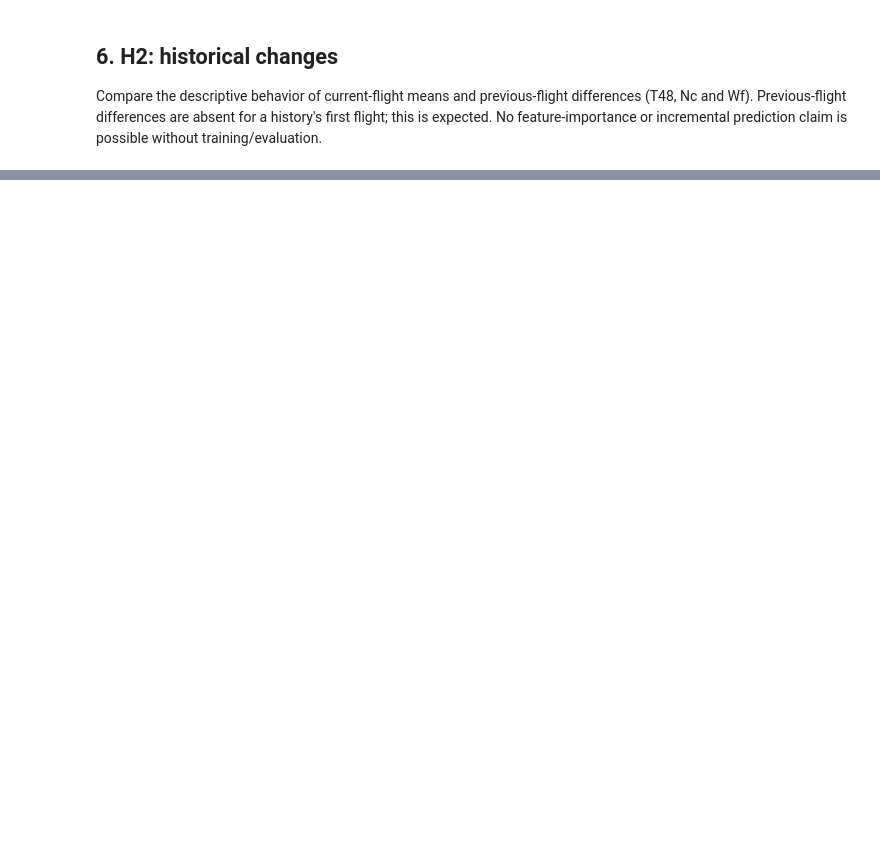
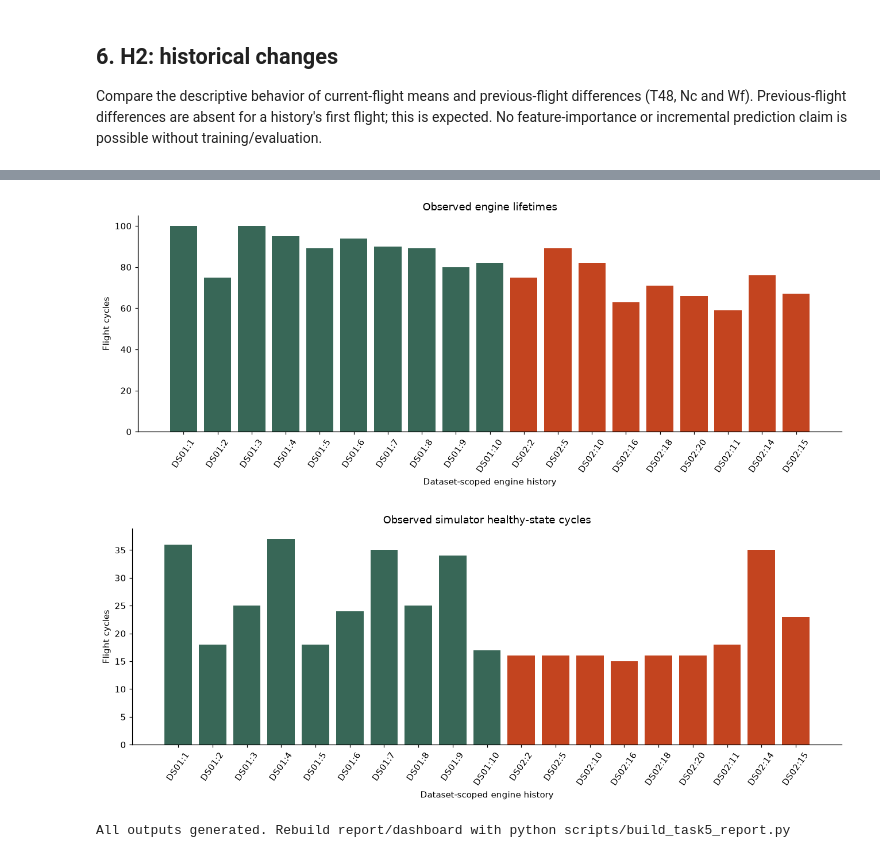
Before and after one commit to Cukowski/GR05-Predictive-Maintenance, a Jupyter notebook: notebooks/03-descriptive-analysis.ipynb, the cells around one changed output, grey strips where cells are left out. Cells and saved outputs as stored; diff of their text form; code cells hidden in the pictures; blank space fills up the shorter version.

```diff
--- a/notebooks/03-descriptive-analysis.ipynb
+++ b/notebooks/03-descriptive-analysis.ipynb
@@ -148,0 +242,19 @@ Record evidence for H1 sensor–RUL associations, H2 historical signal changes,
+# %%
+engine_table=pd.read_csv(root/'reports/results/engines.csv')
+for column,title,filename in [('cycles','Observed engine lifetimes','engine_lifetimes'),
+                              ('healthy_cycles','Observed simulator healthy-state cycles','healthy_cycles')]:
+    fig,ax=plt.subplots(figsize=(12,4.8))
+    labels=engine_table.dataset+':'+engine_table.unit.astype(str)
+    ax.bar(labels,engine_table[column],color=['#386757' if d=='DS01' else '#c3441f' for d in engine_table.dataset])
+    ax.set(title=title,xlabel='Dataset-scoped engine history',ylabel='Flight cycles')
+    ax.tick_params(axis='x',rotation=55)
+    fig.tight_layout()
+    fig.savefig(figdir/(filename+'.svg'),metadata={'Date':None})
+    fig.savefig(figdir/(filename+'.png'),dpi=180)
+    plt.show()
+    plt.close(fig)
+print('All outputs generated. Rebuild report/dashboard with python scripts/build_task5_report.py')
+# %% [output]
+[figure, added]
+[figure, added]
+All outputs generated. Rebuild report/dashboard with python scripts/build_task5_report.py
```
Also changed, not shown: parts of 17 cells of this notebook, 32 other files.
